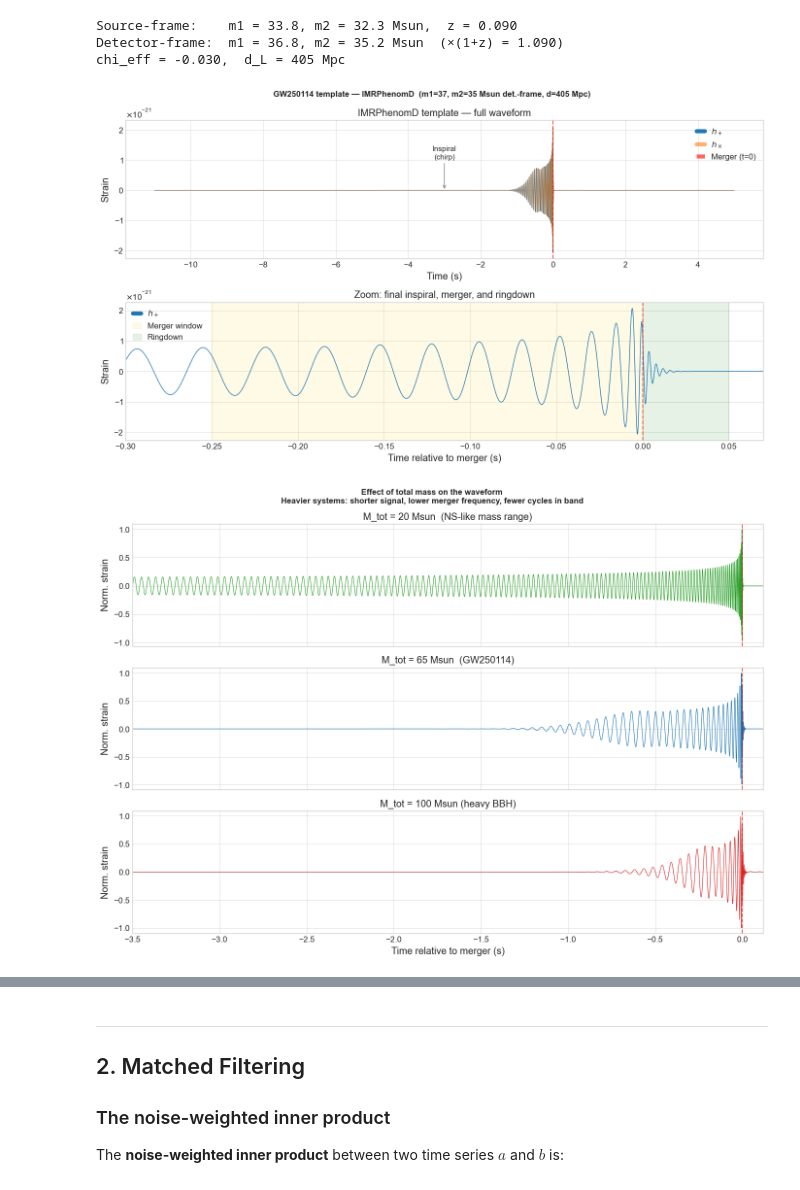
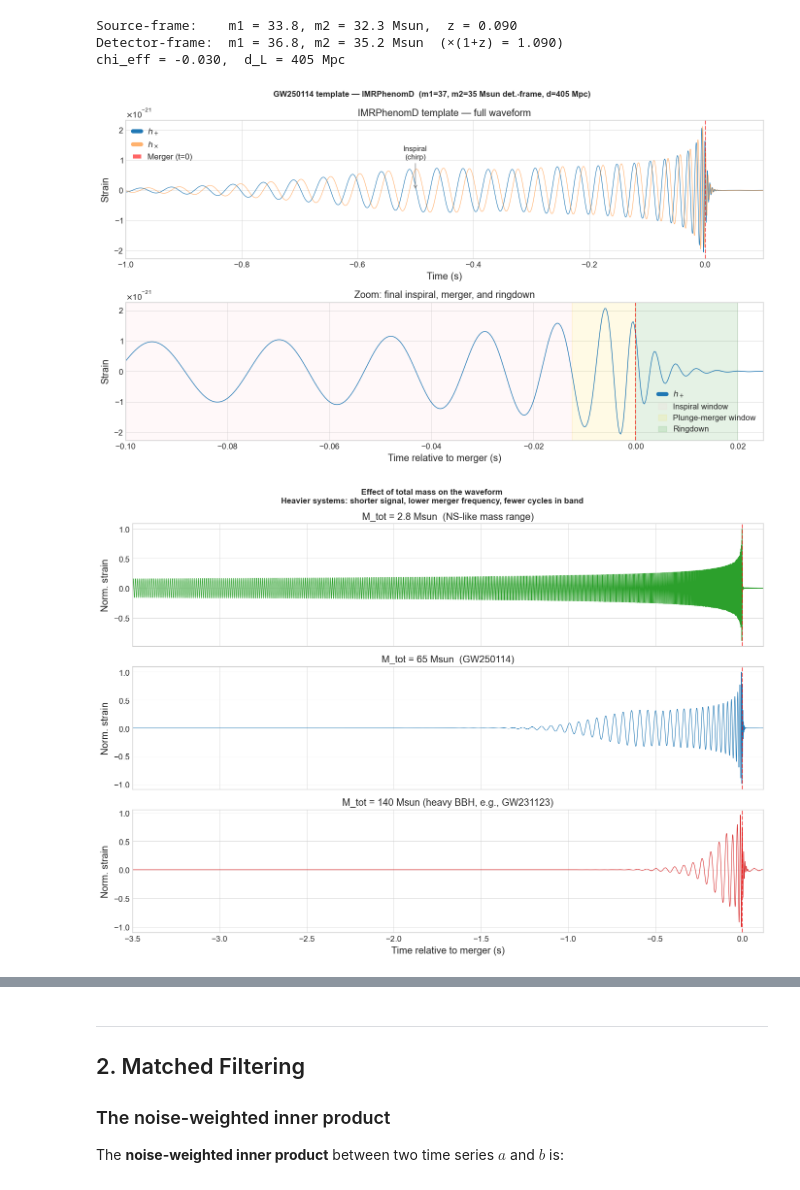
Before and after one commit to hectorestelles/gw_data_tutorials, a Jupyter notebook: template_tutorial.ipynb, the cells around one changed output, grey strips where cells are left out. Cells and saved outputs as stored; diff of their text form; code cells hidden in the pictures.

```diff
--- a/template_tutorial.ipynb
+++ b/template_tutorial.ipynb
@@ -42,10 +52,10 @@ segment = (int(gps) - 16, int(gps) + 16)
 event_time_in_segment = 16.0 + (gps - int(gps))
 
 import os
-if os.path.exists("GW250114_082203_H1.gwf") and os.path.exists("GW250114_082203_L1.gwf"):
+if os.path.exists("GW250114_082203_H1.txt") and os.path.exists("GW250114_082203_L1.txt"):
     print("Loading data from local files...")
-    hdata = TimeSeries.read("GW250114_082203_H1.gwf")
-    ldata = TimeSeries.read("GW250114_082203_L1.gwf")
+    hdata = TimeSeries.read("GW250114_082203_H1.txt")
+    ldata = TimeSeries.read("GW250114_082203_L1.txt")
 else:
     print("Downloading data from GWOSC (this may take a minute)...")
     hdata = TimeSeries.fetch_open_data('H1', *segment)
@@ -142,48 +152,50 @@ hp, hc = get_td_waveform(
     mass1=m1_det, mass2=m2_det,
     spin1z=chi_eff, spin2z=chi_eff,
     delta_t=hdata.dt.value, f_lower=20.0, distance=dist_mpc,
 )
 
 t = np.array(hp.sample_times)    # merger at t = 0
 
 fig, axes = plt.subplots(2, 1, figsize=(14, 8))
 
 # ── Top: full waveform ────────────────────────────────────────────────────────
 axes[0].plot(t, hp, color='C0', lw=0.8, label=r'$h_+$')
 axes[0].plot(t, hc, color='C1', lw=0.8, alpha=0.6, label=r'$h_\times$')
 axes[0].axvline(0, color='red', ls='--', alpha=0.6, label='Merger (t=0)')
+axes[0].set_xlim(-1, 0.1)
 axes[0].set_xlabel('Time (s)');  axes[0].set_ylabel('Strain')
 axes[0].set_title('IMRPhenomD template — full waveform')
 axes[0].legend()
-axes[0].annotate('Inspiral\n(chirp)', xy=(-3, 0), fontsize=11, ha='center',
-                 arrowprops=dict(arrowstyle='->', color='gray'), xytext=(-3, max(hp)*0.5))
+axes[0].annotate('Inspiral\n(chirp)', xy=(-0.5, 0), fontsize=11, ha='center',
+                 arrowprops=dict(arrowstyle='->', color='gray'), xytext=(-0.5, max(hp)*0.5))
 
 # ── Bottom: zoom on final 0.3 s ───────────────────────────────────────────────
 axes[1].plot(t, hp, color='C0', lw=1.0, label=r'$h_+$')
-axes[1].axvspan(-0.25, 0, alpha=0.10, color='gold', label='Merger window')
-axes[1].axvspan(0, 0.05, alpha=0.10, color='green', label='Ringdown')
+axes[1].axvspan(-0.1, -0.0125, alpha=0.10, color='pink', label='Inspiral window')
+axes[1].axvspan(-0.0125, 0, alpha=0.10, color='gold', label='Plunge-merger window')
+axes[1].axvspan(0, 0.02, alpha=0.10, color='green', label='Ringdown')
 axes[1].axvline(0, color='red', ls='--', alpha=0.6)
-axes[1].set_xlim(-0.3, 0.07)
+axes[1].set_xlim(-0.1, 0.025)
 axes[1].set_xlabel('Time relative to merger (s)');  axes[1].set_ylabel('Strain')
 axes[1].set_title('Zoom: final inspiral, merger, and ringdown')
 axes[1].legend()
 
 plt.suptitle(f'GW250114 template — IMRPhenomD  '
              f'(m1={m1_det:.0f}, m2={m2_det:.0f} Msun det.-frame, d={dist_mpc:.0f} Mpc)',
              fontsize=12, fontweight='bold')
 plt.tight_layout()
 plt.show()
 # %% [output]
-[figure, old version]
+[figure, new version]
 # %%
 # ── How total mass sets the merger frequency ──────────────────────────────────
 # More massive binaries merge at lower frequencies and for shorter durations.
 # This is because the GW frequency at merger scales as f_merger ~ c^3 / (G M)
 
 mass_configs = [
-    (10, 10,  'M_tot = 20 Msun  (NS-like mass range)',  'C2'),
+    (1.4, 1.4,  'M_tot = 2.8 Msun  (NS-like mass range)',  'C2'),
     (33, 32,  'M_tot = 65 Msun  (GW250114)',            'C0'),
-    (50, 50,  'M_tot = 100 Msun (heavy BBH)',           'C3'),
+    (70, 70,  'M_tot = 140 Msun (heavy BBH, e.g., GW231123)',           'C3'),
 ]
 
 fig, axes = plt.subplots(len(mass_configs), 1, figsize=(14, 10), sharex=True)
@@ -207,7 +219,7 @@ plt.suptitle('Effect of total mass on the waveform\n'
 plt.tight_layout()
 plt.show()
 # %% [output]
-[figure, old version]
+[figure, new version]
 # %%
 # ── Frequency-domain amplitude: the characteristic chirp mass signature ────────
 # In the inspiral regime the FD amplitude follows: |h̃(f)| ∝ M_chirp^(5/6) f^(-7/6)
```
Also changed, not shown: parts of 21 cells of this notebook.
